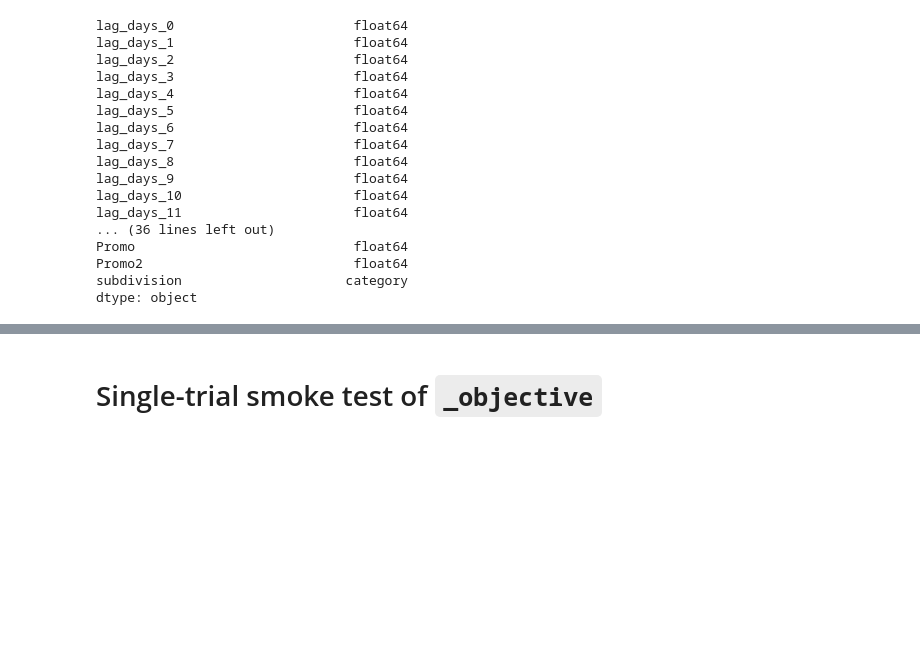
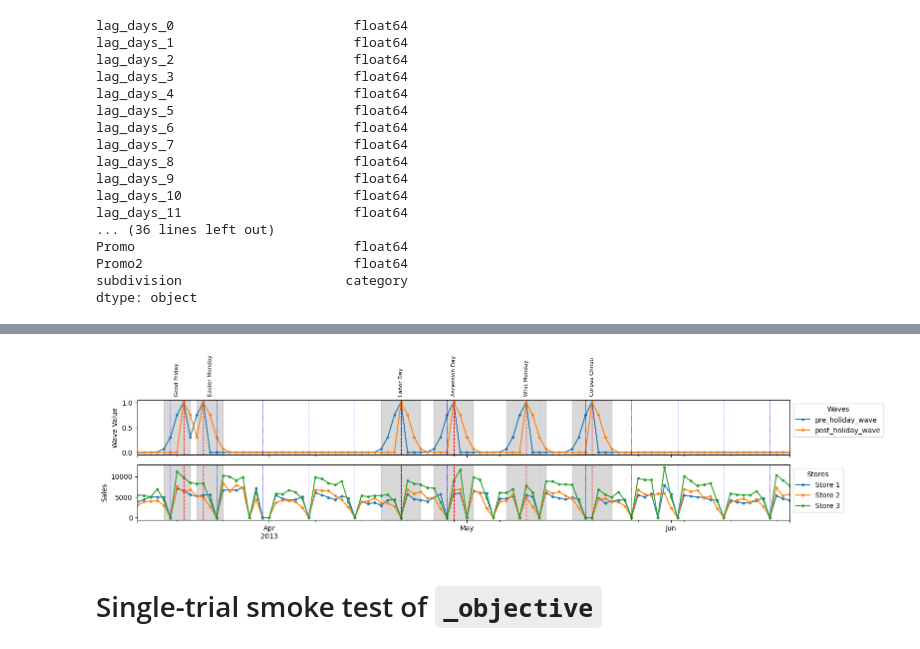
Before and after one commit to Miltos-90/Rossmann_Store_Sales_Forecasting, a Jupyter notebook: test_pipeline.ipynb, the cells around one changed output, grey strips where cells are left out. Drawn from its saved outputs; the diff is of its cells as text; code cells hidden in the pictures; blank space fills up the shorter version.

Commit message:
holiday filling

```diff
--- a/test_pipeline.ipynb
+++ b/test_pipeline.ipynb
@@ -220,3 +187,87 @@ Length: 2796, dtype: object
+# %%
+fdf = features_df[['pre_holiday_wave', 'post_holiday_wave', 'holiday_name']].reset_index().copy()
+
+# ── extend holiday names ──────────────────────────────────────────────────────────────
+# Extend the holiday name to all dates where waves are non-zero (not just the exact holiday date).
+# We extend back in time for pre_holiday_wave and forward in time for post_holiday_wave up to 3 sigma
+
+pre = fdf['pre_holiday_wave']
+post = fdf['post_holiday_wave']
+
+# At ±3σ, the Gaussian evaluates to exp(-3²/2) = exp(-4.5)
+threshold = np.exp(-3 ** 2 / 2.0)
+
+pre_active  = pre  >= threshold   # within 3σ before an upcoming holiday
+post_active = post >= threshold   # within 3σ after a past holiday
+
+extended_name = pd.Series(
+    np.where(
+        pre_active | post_active,
+        np.where(pre >= post,
+                 fdf['holiday_name'].bfill(),   # approaching holiday → look forward for the name
+                 fdf['holiday_name'].ffill()),   # receding holiday  → look backward for the name
+        None
+    ),
+    index=fdf.index,
+    dtype=object
+)
+
+fdf['holiday_name_extended'] = extended_name
+
+# ── plot slice ──────────────────────────────────────────────────────────────
+fdf_plot = fdf[['Date', 'pre_holiday_wave', 'post_holiday_wave', 'holiday_name', 'holiday_name_extended']].iloc[70:170]
+
+# Merge sales for ALL stores on the dates present in fdf_plot
+sales_plot = (df[df['Date'].isin(fdf_plot['Date'])][['Date', 'Store', 'Sales']]
+              .copy()
+              .assign(Date=lambda d: pd.to_datetime(d['Date'])))
+
+import matplotlib.pyplot as plt
+fig, ax = plt.subplots(figsize=(16, 4), nrows=2, sharex=True, sharey=False)
+
+# ── top panel: waves ────────────────────────────────────────────────────────
+fdf_plot.plot(x='Date', y=['pre_holiday_wave', 'post_holiday_wave', 'holiday_name', 'holiday_name_extended'],
+              ax=ax[0], ylabel='Wave Value', xlabel='Date', marker='.')
+
+for holiday in fdf_plot['holiday_name_extended'].dropna().unique():
+    holiday_dates = fdf_plot[fdf_plot['holiday_name_extended'] == holiday]['Date']
+    ax[0].axvspan(holiday_dates.min(), holiday_dates.max(), color='gray', alpha=0.3)
+    mid_date = holiday_dates.iloc[len(holiday_dates) // 2]
+    ax[0].annotate(holiday, (mid_date, 1), textcoords="offset points", xytext=(0, 10),
+                   ha='center', fontsize=8, rotation=90)
+
+for holiday in fdf_plot['holiday_name'].dropna().unique():
+    for date in fdf_plot[fdf_plot['holiday_name'] == holiday]['Date']:
+        ax[0].axvline(x=date, color='red', linestyle='--', linewidth=1)
+
+for _, row in fdf_plot.iterrows():
+    if pd.to_datetime(row['Date']).weekday() == 6:
+        ax[0].axvline(x=row['Date'], color='blue', linestyle='--', linewidth=0.5)
+
+# ── bottom panel: sales for all stores ──────────────────────────────────────
+for store, grp in sales_plot.groupby('Store'):
+    ax[1].plot(grp['Date'], grp['Sales'], label=f'Store {store}', marker='.')
+ax[1].set_ylabel('Sales')
+
+for holiday in fdf_plot['holiday_name_extended'].dropna().unique():
+    holiday_dates = fdf_plot[fdf_plot['holiday_name_extended'] == holiday]['Date']
+    ax[1].axvspan(holiday_dates.min(), holiday_dates.max(), color='gray', alpha=0.3)
+
+for holiday in fdf_plot['holiday_name'].dropna().unique():
+    for date in fdf_plot[fdf_plot['holiday_name'] == holiday]['Date']:
+        ax[1].axvline(x=date, color='red', linestyle='--', linewidth=1)
+
+for _, row in fdf_plot.iterrows():
+    if pd.to_datetime(row['Date']).weekday() == 6:
+        ax[1].axvline(x=row['Date'], color='blue', linestyle='--', linewidth=0.5)
+
+ax[0].legend(title='Waves', loc='upper left', bbox_to_anchor=(1, 1))
+ax[1].legend(title='Stores', loc='upper left', bbox_to_anchor=(1, 1))
+
+plt.tight_layout()
+plt.show()
+# %% [output]
+[figure, added]
 # %% [markdown]
 # Single-trial smoke test of `_objective`
 # %%
```
Also changed, not shown: parts of 4 cells of this notebook, 1 other file.
